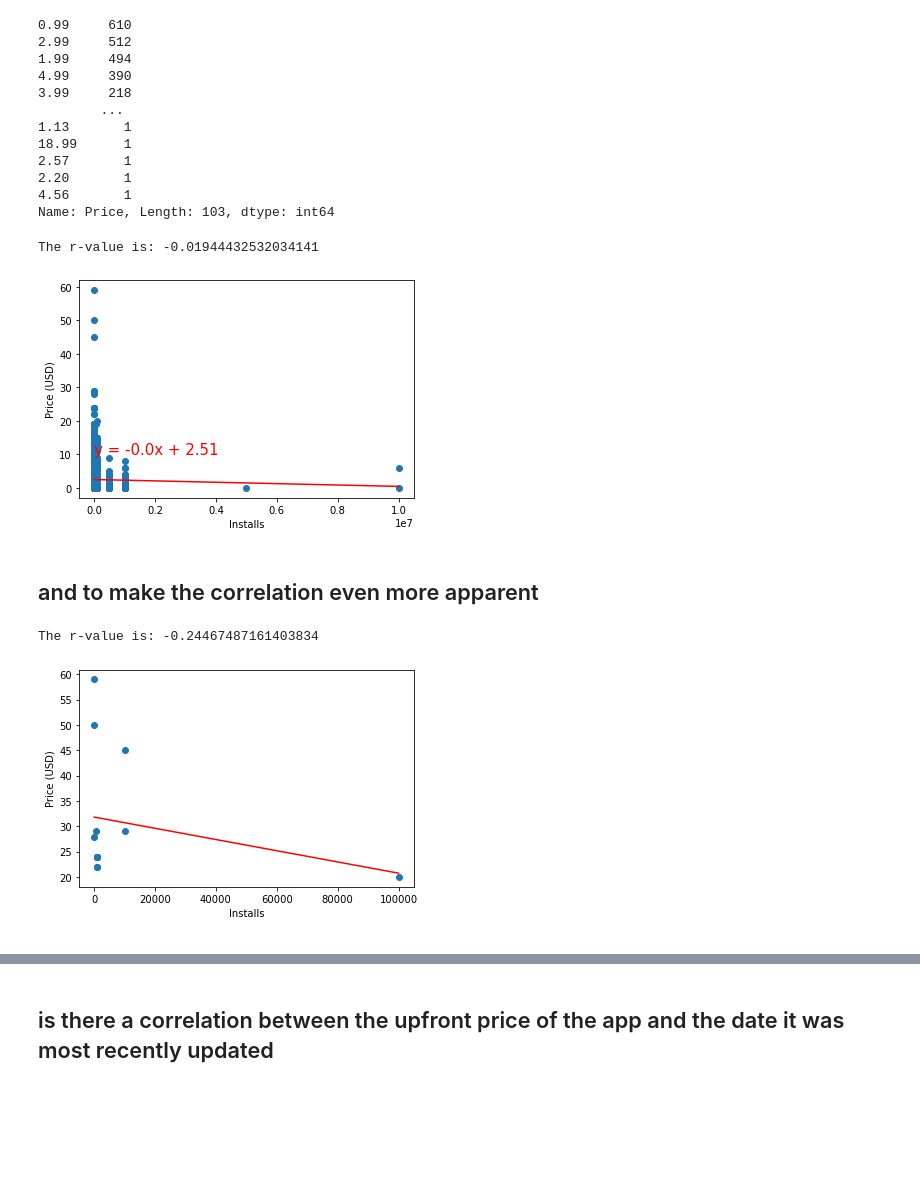
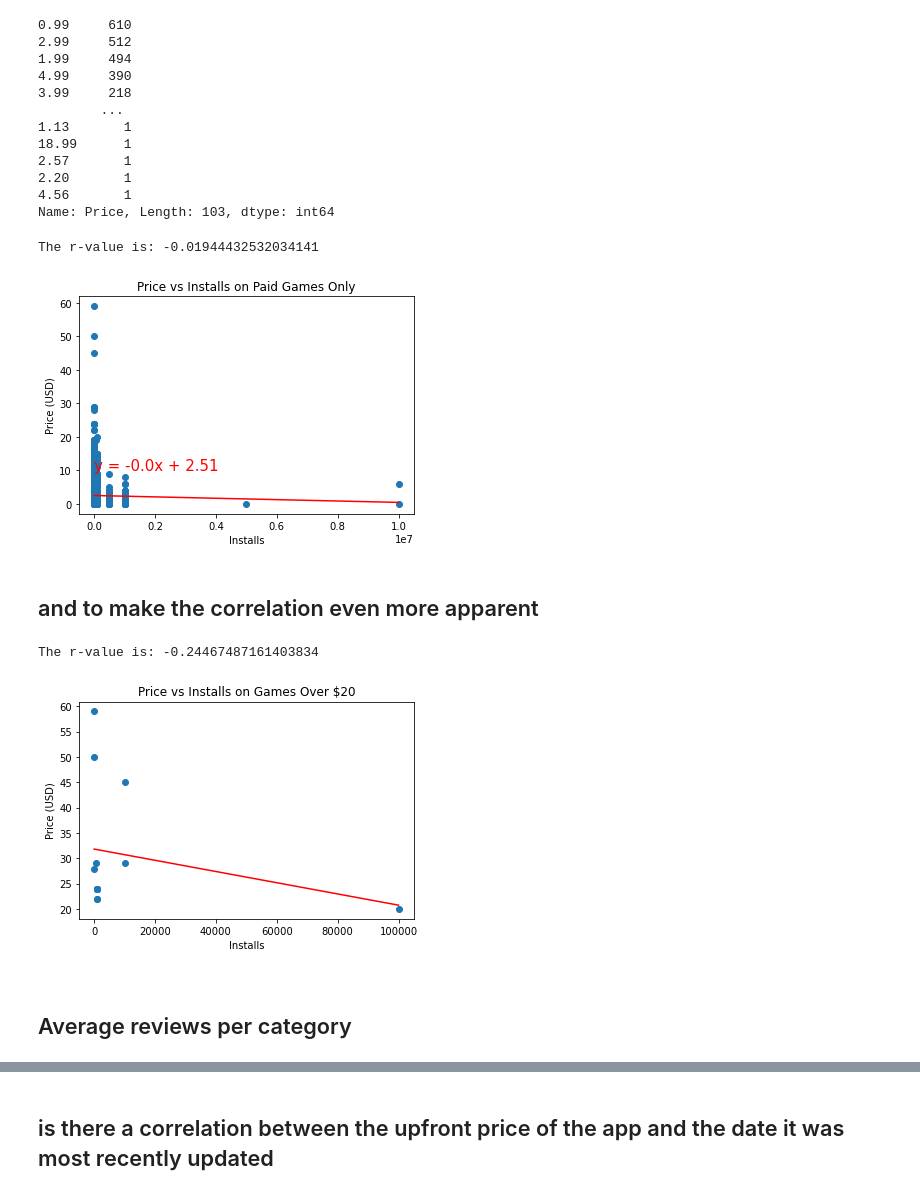
Before and after one commit to britchin/project_one, a Jupyter notebook: project_one.ipynb, the cells around one changed output, grey strips where cells are left out. Drawn from its saved outputs; the diff is of its cells as text; code cells hidden in the pictures; blank space fills up the shorter version.

```diff
--- a/project_one.ipynb
+++ b/project_one.ipynb
@@ -445,21 +458,25 @@ Name: Price, Length: 103, dtype: int64
 # %%
 x_values = free_games_df['Installs'].astype('int64')
 y_values = free_games_df['Price'].astype('int64')
 (slope, intercept, rvalue, pvalue, stderr) = linregress(x_values, y_values)
 regress_values = x_values * slope + intercept
 line_eq = "y = " + str(round(slope,2)) + "x + " + str(round(intercept,2))
 plt.scatter(x_values,y_values)
 plt.plot(x_values,regress_values,"r-")
 plt.annotate(line_eq,(6,10),fontsize=15,color="red")
 plt.xlabel('Installs')
 plt.ylabel('Price (USD)')
+plt.title("Price vs Installs on Paid Games Only")
 
 print(f"The r-value is: {rvalue}")
 
+# Save the figure
+plt.savefig("Resources/Price vs Installs_Paid Games_Linregress.png")
+
 plt.show()
 # %% [output]
 The r-value is: -0.01944432532034141
-[figure, old version]
+[figure, new version]
 # %% [markdown]
 ## and to make the correlation even more apparent
 # %%
@@ -475,10 +492,16 @@ plt.plot(x_values,regress_values,"r-")
 plt.annotate(line_eq,(6,10),fontsize=15,color="red")
 plt.xlabel('Installs')
 plt.ylabel('Price (USD)')
+plt.title("Price vs Installs on Games Over $20")
 
 print(f"The r-value is: {rvalue}")
 
+# Save the figure
+plt.savefig("Resources/Price vs Installs_Games Over $20_Linregress.png")
+
 plt.show()
 # %% [output]
 The r-value is: -0.24467487161403834
-[figure, old version]
+[figure, new version]
+# %% [markdown]
+## Average reviews per category
```
Also changed, not shown: parts of 14 cells of this notebook.
